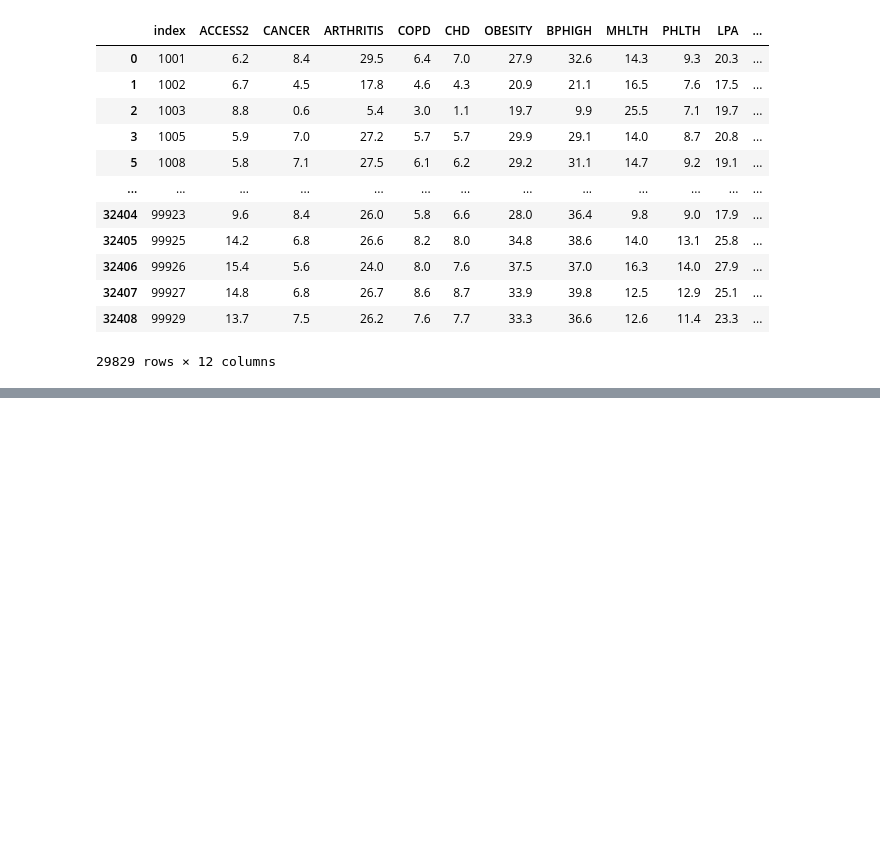
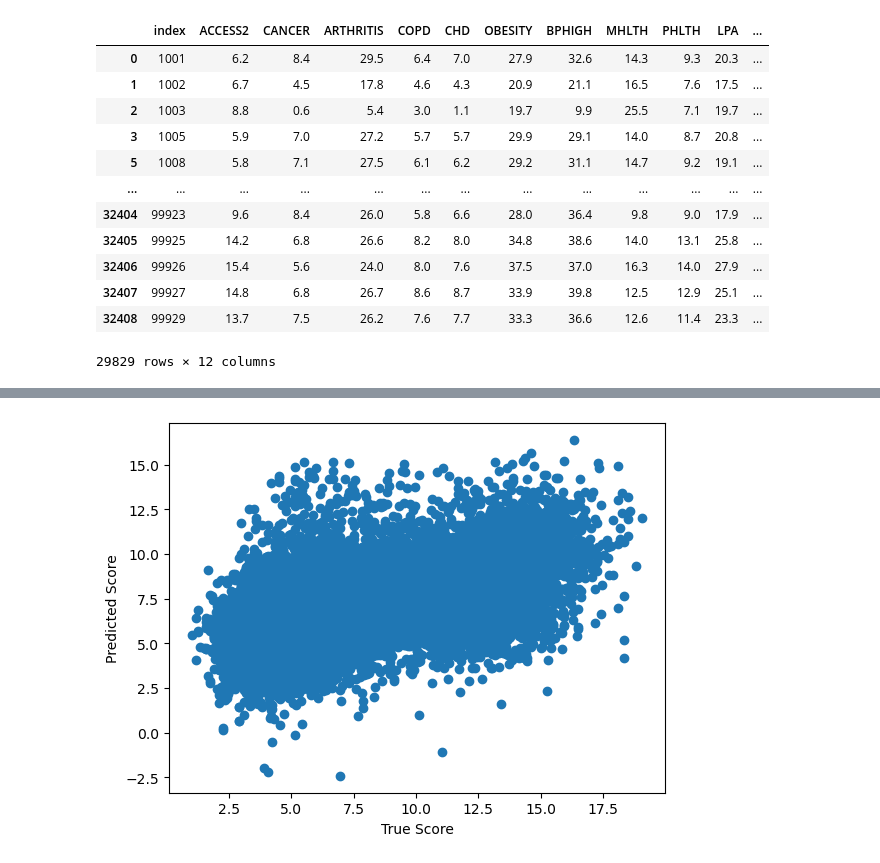
Before and after one commit to jon-pun/final4741project, a Jupyter notebook: walkability.ipynb, the cells around one changed output, grey strips where cells are left out. Saved outputs shown, nothing was run; the diff lists cells and outputs as text; code cells hidden in the pictures; blank space fills up the shorter version.

```diff
--- a/walkability.ipynb
+++ b/walkability.ipynb
@@ -108,0 +183,8 @@ PHLTH_AVERAGE = 21.2
+# %%
+ho_preds = regho.predict(regXho)
+plt.scatter(regY,ho_preds)
+plt.xlabel("True Score")
+plt.ylabel("Predicted Score")
+plt.show()
+# %% [output]
+[figure, added]
```
Also changed, not shown: parts of 35 cells of this notebook.
